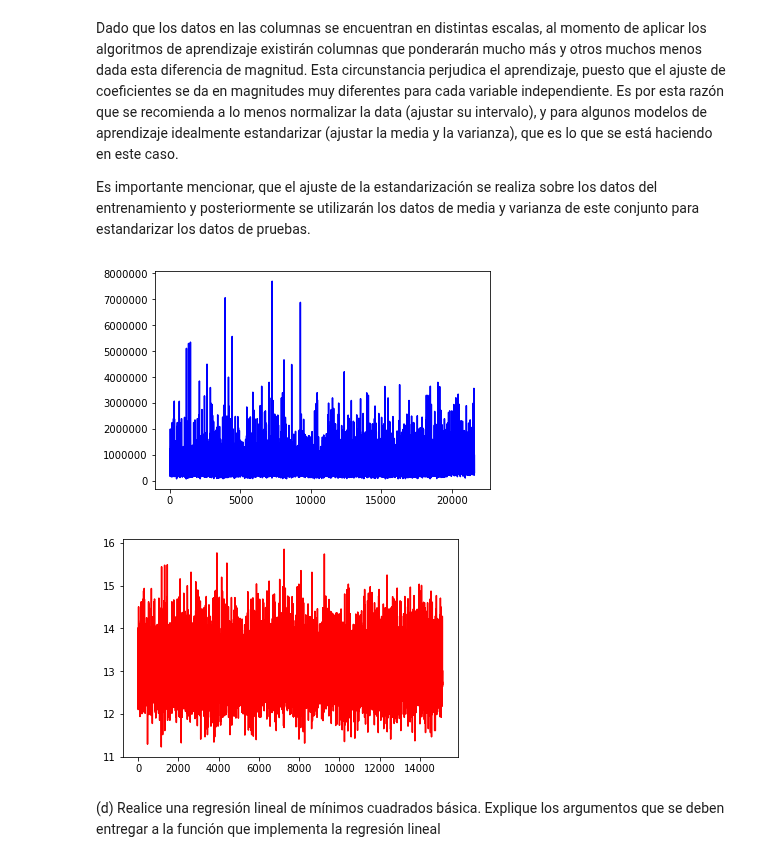
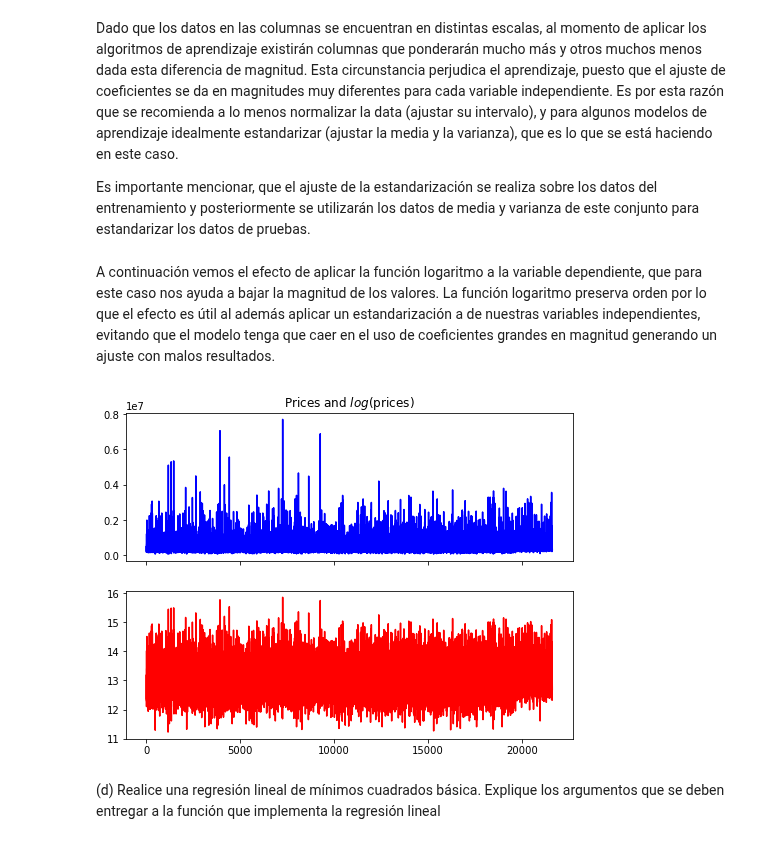
Before and after one commit to dsanmartin/INF578-HW, a Jupyter notebook: 1/Tarea1-ML.ipynb, the cells around one changed output. Saved outputs shown, nothing was run; the diff lists cells and outputs as text; code cells hidden in the pictures.

```diff
--- a/1/Tarea1-ML.ipynb
+++ b/1/Tarea1-ML.ipynb
@@ -79,16 +82,18 @@ df_scaled_train.insert(df_scaled_train.shape[1], 'intercept', np.ones(df_scaled_
 Dado que los datos en las columnas se encuentran en distintas escalas, al momento de aplicar los algoritmos de aprendizaje existirán columnas que ponderarán mucho más y otros muchos menos dada esta diferencia de magnitud. Esta circunstancia perjudica el aprendizaje, puesto que el ajuste de coeficientes se da en magnitudes muy diferentes para cada variable independiente. Es por esta razón que se recomienda a lo menos normalizar la data (ajustar su intervalo), y para algunos modelos de aprendizaje idealmente estandarizar (ajustar la media y la varianza), que es lo que se está haciendo en este caso.
 
 Es importante mencionar, que el ajuste de la estandarización se realiza sobre los datos del entrenamiento y posteriormente se utilizarán los datos de media y varianza de este conjunto para estandarizar los datos de pruebas.
+# %% [markdown]
+A continuación vemos el efecto de aplicar la función logaritmo a la variable dependiente, que para este caso nos ayuda a bajar la magnitud de los valores. La función logaritmo preserva orden por lo que el efecto es útil al además aplicar un estandarización a de nuestras variables independientes, evitando que el modelo tenga que caer en el uso de coeficientes grandes en magnitud generando un ajuste con malos resultados.
 # %%
 import matplotlib.pyplot as plt
-plt.plot(df['price'], 'b')
+
+f, axarr = plt.subplots(2, sharex=True, figsize=(8, 6))
+axarr[0].plot(df['price'], 'b')
+axarr[0].set_title('Prices and ' + r"$log($prices)")
+axarr[1].plot(np.concatenate((ytrain.as_matrix(), ytest.as_matrix())), 'r')
 plt.show()
-
-plt.plot(ytrain, 'r')
-plt.show()
 # %% [output]
-[figure, old version]
+[figure, new version]
-[figure, removed]
 # %% [markdown]
 (d) Realice una regresión lineal de mı́nimos cuadrados básica. Explique los argumentos que se deben entregar a la función que implementa la regresión lineal
 # %%
```
Also changed, not shown: parts of 23 cells of this notebook.
